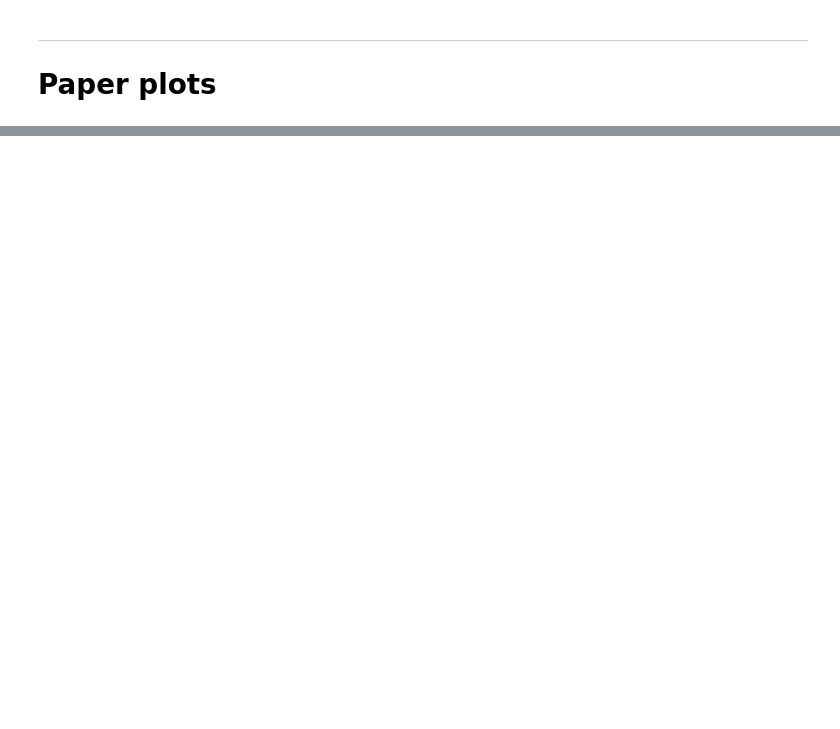
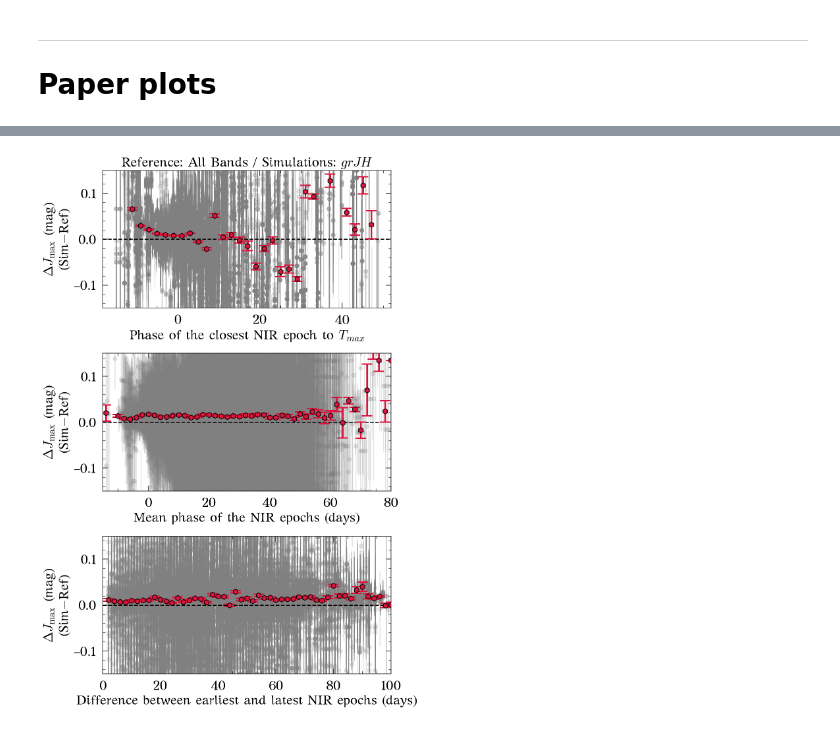
Before and after one commit to HOSTFLOWS/flows_sims, a Jupyter notebook: 3.comparison.ipynb, the cells around one changed output, grey strips where cells are left out. Saved outputs shown, nothing was run; the diff lists cells and outputs as text; code cells hidden in the pictures; blank space fills up the shorter version.

```diff
--- a/3.comparison.ipynb
+++ b/3.comparison.ipynb
@@ -1003,0 +1214,10 @@ $\sigma_{H}$(H$_{max}$) & 0.010 & 0.011 & 0.010 & 0.008 & 0.010 & 0.007 & 0.009
+# %%
+parameter = 'Jmax'
+ref_bands = 'AllBands'
+nir_bands = 'JH'
+step = 2
+step2 = 2
+step3 = 2
+plot_m3(parameter, ref_bands, nir_bands, step, step2, step3)
+# %% [output]
+[figure, added]
```
Also changed, not shown: parts of 9 cells of this notebook, 30 other files.
